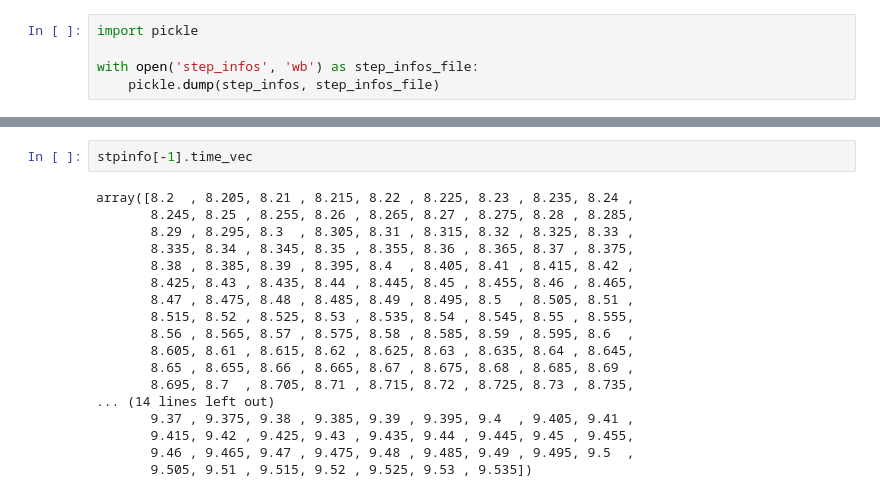
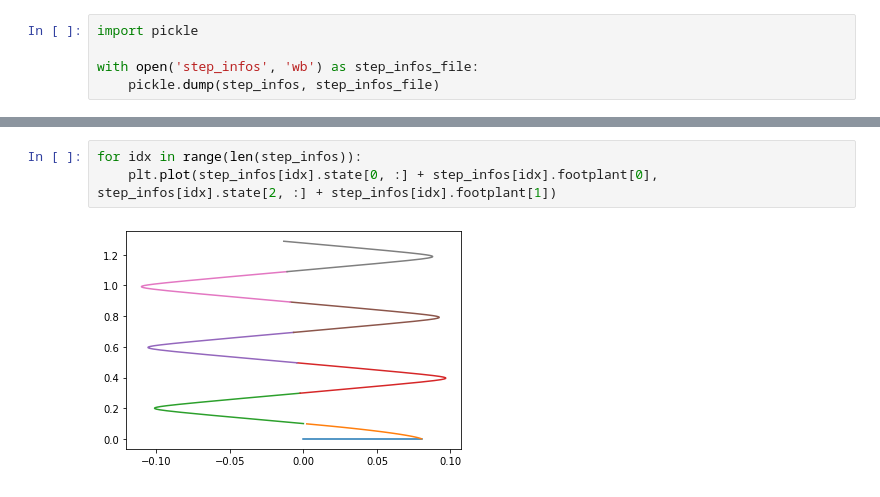
Before and after one commit to amirhosein-vedadi/MATLABHumanoidWithPython, a Jupyter notebook: LIPM/animateLIPM.ipynb, the cells around one changed output, grey strips where cells are left out. Cells and saved outputs as stored; diff of their text form.

Commit message:
com traj plot added

```diff
--- a/LIPM/animateLIPM.ipynb
+++ b/LIPM/animateLIPM.ipynb
@@ -182,20 +172,5 @@ with open('step_infos', 'rb') as step_infos_file:
-# %%
-stpinfo[-1].time_vec
-# %% [output]
-array([8.2  , 8.205, 8.21 , 8.215, 8.22 , 8.225, 8.23 , 8.235, 8.24 ,
-       8.245, 8.25 , 8.255, 8.26 , 8.265, 8.27 , 8.275, 8.28 , 8.285,
-       8.29 , 8.295, 8.3  , 8.305, 8.31 , 8.315, 8.32 , 8.325, 8.33 ,
-       8.335, 8.34 , 8.345, 8.35 , 8.355, 8.36 , 8.365, 8.37 , 8.375,
-       8.38 , 8.385, 8.39 , 8.395, 8.4  , 8.405, 8.41 , 8.415, 8.42 ,
-       8.425, 8.43 , 8.435, 8.44 , 8.445, 8.45 , 8.455, 8.46 , 8.465,
-       8.47 , 8.475, 8.48 , 8.485, 8.49 , 8.495, 8.5  , 8.505, 8.51 ,
-       8.515, 8.52 , 8.525, 8.53 , 8.535, 8.54 , 8.545, 8.55 , 8.555,
-       8.56 , 8.565, 8.57 , 8.575, 8.58 , 8.585, 8.59 , 8.595, 8.6  ,
-       8.605, 8.61 , 8.615, 8.62 , 8.625, 8.63 , 8.635, 8.64 , 8.645,
-       8.65 , 8.655, 8.66 , 8.665, 8.67 , 8.675, 8.68 , 8.685, 8.69 ,
-       8.695, 8.7  , 8.705, 8.71 , 8.715, 8.72 , 8.725, 8.73 , 8.735,
-... (14 lines left out)
-       9.37 , 9.375, 9.38 , 9.385, 9.39 , 9.395, 9.4  , 9.405, 9.41 ,
-       9.415, 9.42 , 9.425, 9.43 , 9.435, 9.44 , 9.445, 9.45 , 9.455,
-       9.46 , 9.465, 9.47 , 9.475, 9.48 , 9.485, 9.49 , 9.495, 9.5  ,
-       9.505, 9.51 , 9.515, 9.52 , 9.525, 9.53 , 9.535])
+# %%
+for idx in range(len(step_infos)):
+    plt.plot(step_infos[idx].state[0, :] + step_infos[idx].footplant[0], step_infos[idx].state[2, :] + step_infos[idx].footplant[1])
+# %% [output]
+[figure, added]
```
Also changed, not shown: parts of 2 cells of this notebook.
